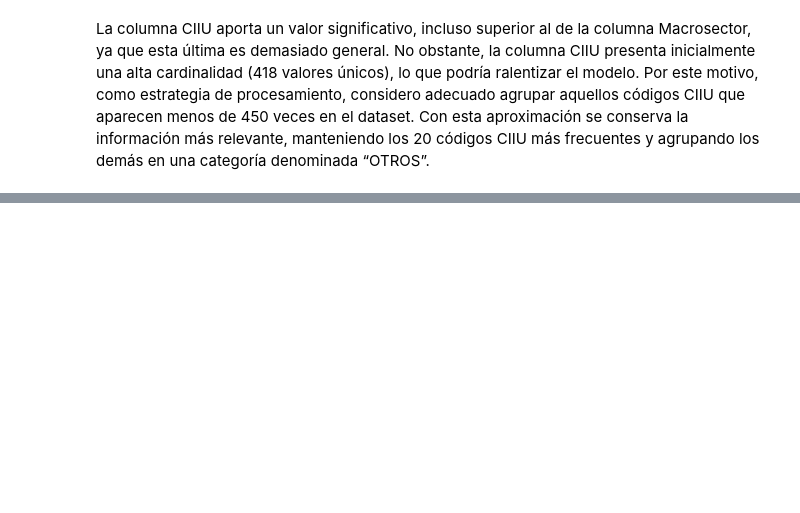
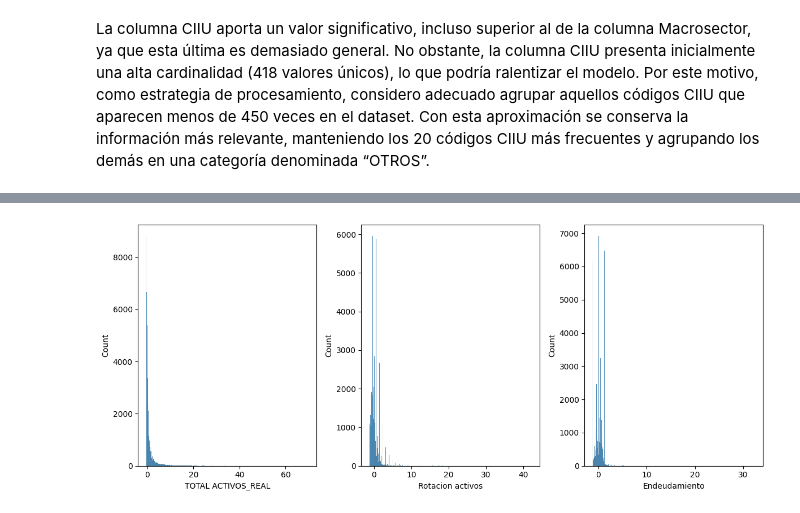
Before and after one commit to ldalzatef/business-performance-prediction, a Jupyter notebook: notebooks/03_feature_engineering.ipynb, the cells around one changed output, grey strips where cells are left out. Saved outputs shown, nothing was run; the diff lists cells and outputs as text; code cells hidden in the pictures; blank space fills up the shorter version.

```diff
--- a/notebooks/03_feature_engineering.ipynb
+++ b/notebooks/03_feature_engineering.ipynb
@@ -79,3 +169,4 @@ print(df["CIIU"].value_counts())
 # %%
-columnas_seleccion =["SUPERVISOR","REGIÓN","DEPARTAMENTO DOMICILIO","CIIU","MACROSECTOR","TOTAL ACTIVOS_REAL","Endeudamiento","Rotacion activos","Año de Corte","GANANCIA (PÉRDIDA)_REAL"]
+columnas_seleccion =["SUPERVISOR","REGIÓN","DEPARTAMENTO DOMICILIO","CIIU","MACROSECTOR","TOTAL ACTIVOS_REAL","Endeudamiento","Rotacion activos","GANANCIA (PÉRDIDA)_REAL","PIB_Nacional","IPC_Anual","TRM_Promedio","Año de Corte"]
 mode_data = df[columnas_seleccion]
+mode_data.to_csv('../data/master_table_cleaned.csv', index=False)
@@ -135,9 +177,9 @@ from sklearn.pipeline import Pipeline
 
 
 # 1. Definir columnas
-cols_log_scale = ['TOTAL ACTIVOS']  # Log + Robust
-cols_robust_only = ['Rotacion', 'Apalancamiento'] # Solo Robust
-cols_categorical = ['MACROSECTOR', 'SUPERVISOR', 'CIIU_agrupado'] # OneHot
+cols_log_scale = ['TOTAL ACTIVOS_REAL']  # Log + Robust
+cols_robust_only = ['Rotacion activos', 'Endeudamiento',"IPC_Anual","PIB_Nacional","TRM_Promedio"] # Solo Robust
+cols_categorical = ['MACROSECTOR', 'SUPERVISOR', 'CIIU'] # OneHot
 
 # 2. Construir transformadores
 preprocessing = ColumnTransformer(
@@ -156,5 +198,22 @@ preprocessing = ColumnTransformer(
     ],
     remainder='drop' # Ignorar cualquier otra columna que no esté en la lista
 )
-
-# Este objeto 'preprocessing' es el que meterás en tu Pipeline final con el modelo.
+# %%
+data_transformer = preprocessing.fit_transform(mode_data)
+
+# Generate feature names manually for each transformer
+feature_names = []
+
+# 1. log_robust pipeline (single column)
+for col in cols_log_scale:
+	feature_names.append(col)
+
+# 2. robust scaler columns
+for col in cols_robust_only:
+	feature_names.append(col)
+
+# 3. categorical columns (OneHotEncoder)
+cat_features = preprocessing.named_transformers_['cat'].get_feature_names_out(cols_categorical)
+feature_names.extend(cat_features)
+df_procesado = pd.DataFrame(data_transformer, columns=feature_names)
+df_procesado.head(5)
@@ -160,0 +228,9 @@ preprocessing = ColumnTransformer(
+# %%
+fig, ax = plt.subplots(1, 3, figsize=(12, 5))
+sns.histplot(data=df_procesado, x="TOTAL ACTIVOS_REAL", bins=400, ax=ax[0])
+sns.histplot(data=df_procesado, x="Rotacion activos", bins=400, ax=ax[1])
+sns.histplot(data=df_procesado, x="Endeudamiento", bins=400, ax=ax[2])
+plt.tight_layout()
+plt.show()
+# %% [output]
+[figure, added]
```
Also changed, not shown: parts of 9 cells of this notebook, 2 other files.
